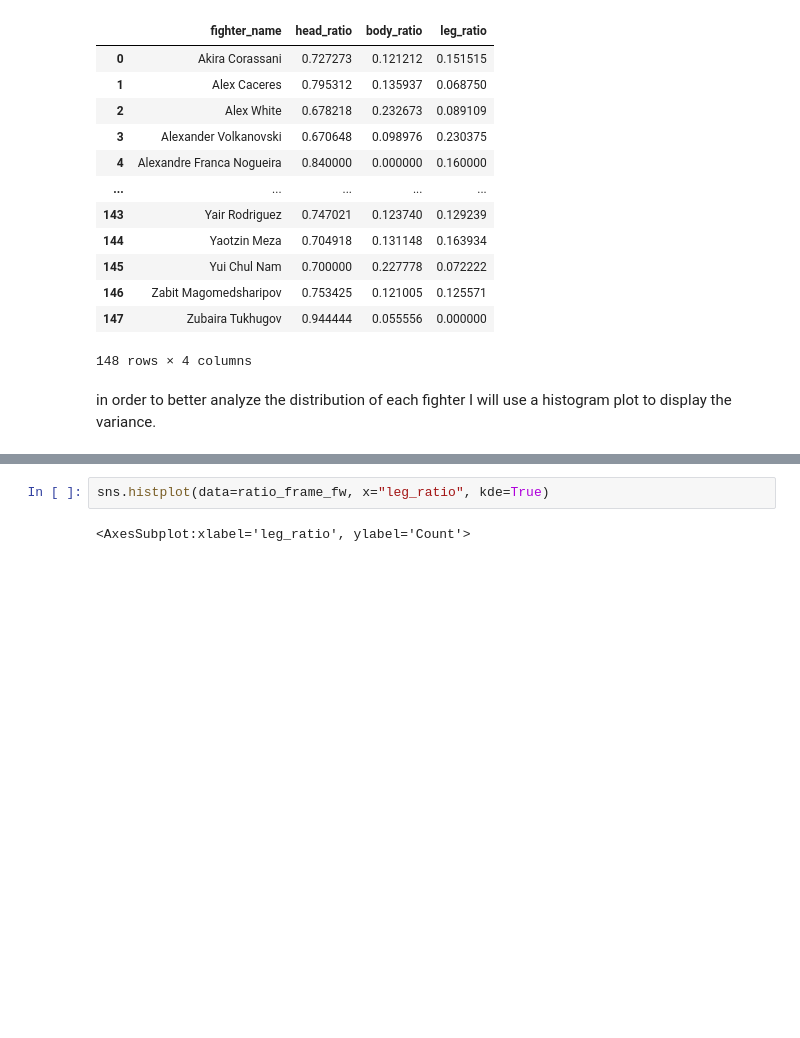
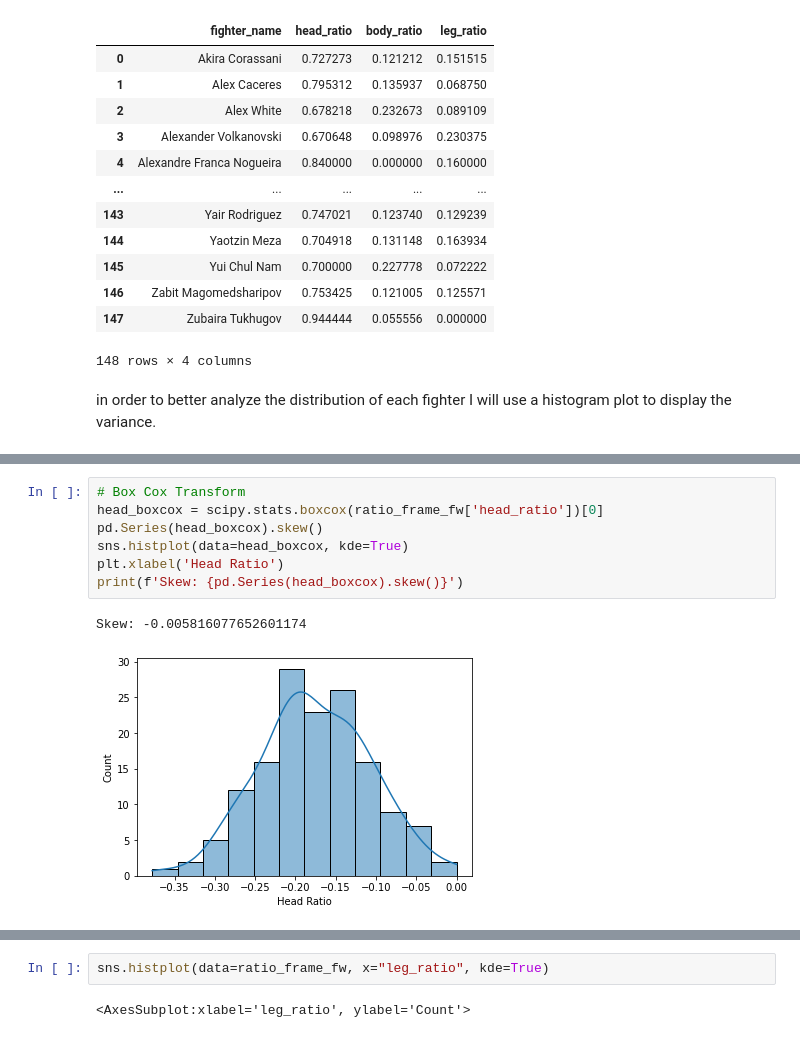
Before and after one commit to anthony-aleman/Featherweight, a Jupyter notebook: FW_EDA.ipynb, the cells around one changed output, grey strips where cells are left out. Cells and saved outputs as stored; diff of their text form; blank space fills up the shorter version.

```diff
--- a/FW_EDA.ipynb
+++ b/FW_EDA.ipynb
@@ -153,0 +209,10 @@ ratio_frame_fw.loc[ratio_frame_fw.head_ratio < 0.5]
+# %%
+# Box Cox Transform
+head_boxcox = scipy.stats.boxcox(ratio_frame_fw['head_ratio'])[0]
+pd.Series(head_boxcox).skew()
+sns.histplot(data=head_boxcox, kde=True)
+plt.xlabel('Head Ratio')
+print(f'Skew: {pd.Series(head_boxcox).skew()}')
+# %% [output]
+Skew: -0.005816077652601174
+[figure, added]
```
Also changed, not shown: parts of 21 cells of this notebook.
